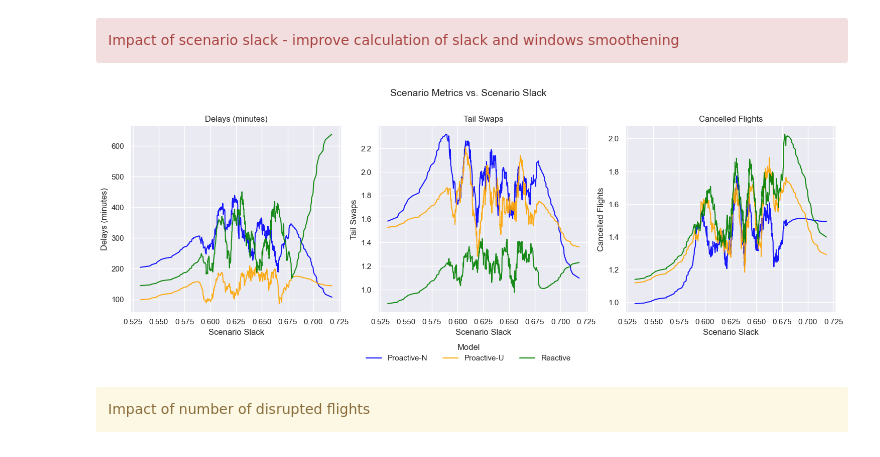
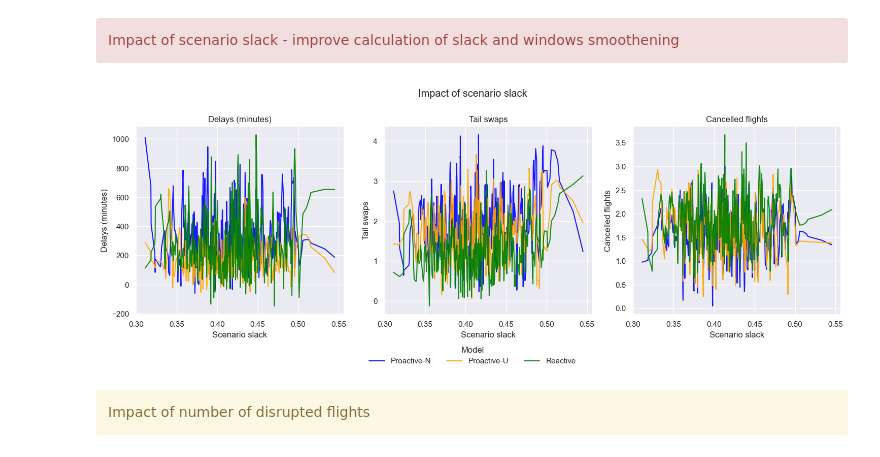
Before and after one commit to elisabethoost/msc-thesis-drl-adm, a Jupyter notebook: interpretation/final-results.ipynb, the cells around one changed output. Cells and saved outputs as stored; diff of their text form; code cells hidden in the pictures.

```diff
--- a/interpretation/final-results.ipynb
+++ b/interpretation/final-results.ipynb
@@ -249,8 +272,9 @@ def run_inference_dqn_single(model_path, scenario_folder, env_type, seed):
     scenario_resolved_conflicts = env.scenario_wide_resolved_conflicts
     solution_slack = env.scenario_wide_solution_slack
     scenario_wide_tail_swaps = env.scenario_wide_tail_swaps
+    scenario_wide_actual_disrupted_flights = env.scenario_wide_actual_disrupted_flights
 
-    return total_reward, total_delays, total_cancelled_flights, scenario_time, scenario_steps, scenario_resolved_conflicts, solution_slack, scenario_wide_tail_swaps
+    return total_reward, total_delays, total_cancelled_flights, scenario_time, scenario_steps, scenario_resolved_conflicts, solution_slack, scenario_wide_tail_swaps, scenario_wide_actual_disrupted_flights
 
 def run_inference_on_data_folder(model_paths, data_folder, seeds):
     """
@@ -280,7 +304,7 @@ def run_inference_on_data_folder(model_paths, data_folder, seeds):
             for seed in seeds:
                 # extract env_type from model_path
                 env_type = model_path.split("/")[-2]
-                total_reward, total_delays, total_cancelled_flights, scenario_time, scenario_steps, scenario_resolved_conflicts, solution_slack, scenario_wide_tail_swaps = run_inference_dqn_single(model_path, scenario_folder, env_type, seed)
+                total_reward, total_delays, total_cancelled_flights, scenario_time, scenario_steps, scenario_resolved_conflicts, solution_slack, scenario_wide_tail_swaps, scenario_wide_actual_disrupted_flights = run_inference_dqn_single(model_path, scenario_folder, env_type, seed)
                 results.append({
                     "Scenario": scenario_name,
                     "Model": os.path.basename(model_path),
@@ -292,7 +316,8 @@ def run_inference_on_data_folder(model_paths, data_folder, seeds):
                     "ScenarioSteps": scenario_steps,
                     "ScenarioResolvedConflicts": scenario_resolved_conflicts,
                     "SolutionSlack": solution_slack,
-                    "TailSwaps": scenario_wide_tail_swaps
+                    "TailSwaps": scenario_wide_tail_swaps,
+                    "ActualDisruptedFlights": scenario_wide_actual_disrupted_flights
                 })
 
     results_df = pd.DataFrame(results)
@@ -481,8 +506,8 @@ model_colors = {
 # Define the metrics and corresponding y-axis labels
 metrics = [
     ("TotalDelays", "Delays (minutes)"),
-    ("TailSwaps", "Tail Swaps"),
-    ("TotalCancelledFlights", "Cancelled Flights")
+    ("TailSwaps", "Tail swaps"),
+    ("TotalCancelledFlights", "Cancelled flights")
 ]
 
 # Aggregate data by taking the mean of the numeric metrics for each (Model, ScenarioSlack)
@@ -496,7 +521,7 @@ agg_df = (
 fig, axes = plt.subplots(1, 3, figsize=(15, 5), sharex=True)
 
 # Window size for smoothing (must be odd number)
-window_size = 100  # Adjust this value to control smoothing amount
+window_size = 10  # Adjust this value to control smoothing amount
 
 for i, (metric, ylabel) in enumerate(metrics):
     ax = axes[i]
@@ -510,36 +535,36 @@ for i, (metric, ylabel) in enumerate(metrics):
         x = model_data['ScenarioSlack']
         y = model_data[metric]
 
         # Only apply smoothing if we have enough data points
         if len(y) >= window_size:
             y_smoothed = savgol_filter(y, window_size, 2)  # 2 is polynomial order
         else:
             y_smoothed = y
 
         ax.plot(
             x,
             y_smoothed,
             label=label,
             color=color,
             alpha=0.9
         )
 
 
 
-    ax.set_xlabel("Scenario Slack")
+    ax.set_xlabel("Scenario slack")
     ax.set_ylabel(ylabel)
     ax.set_title(ylabel)
     ax.grid(True)
 
 # Add a global legend (once for all subplots)
 handles, labels = axes[0].get_legend_handles_labels()
 fig.legend(handles, labels, loc='center', bbox_to_anchor=(0.5, -0.03), ncol=3, title="Model", frameon=False)
 
 plt.tight_layout(rect=[0, 0, 1, 0.95])
-plt.suptitle("Scenario Metrics vs. Scenario Slack", fontsize=14, y=1.02)
+plt.suptitle("Impact of scenario slack", y=1.02)
 plt.show()
 # %% [output]
-[figure, old version]
+[figure, new version]
 # %% [markdown]
 <div class="alert alert-block alert-warning">
 Impact of number of disrupted flights
```
Also changed, not shown: parts of 12 cells of this notebook, 5 other files.
